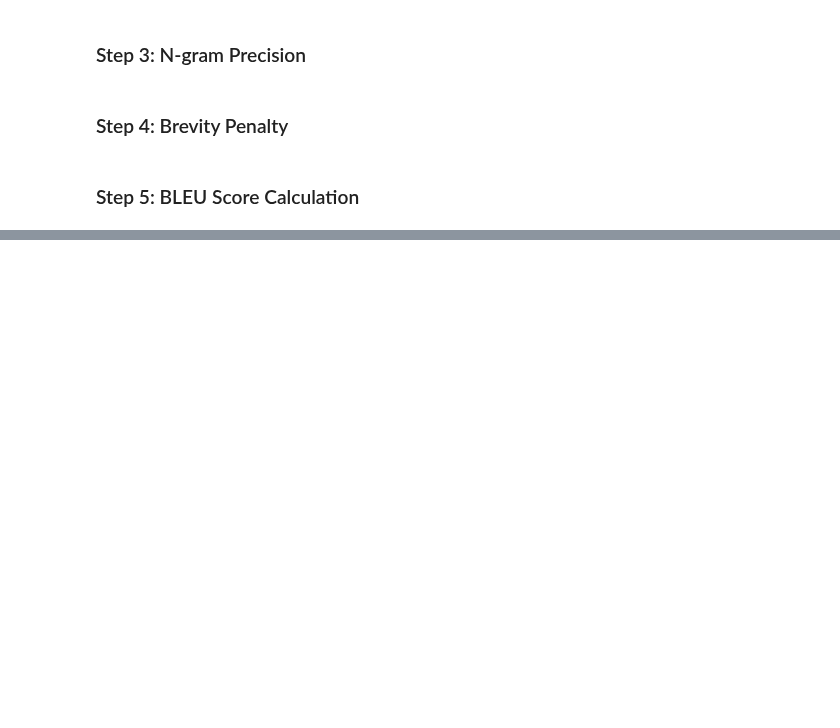
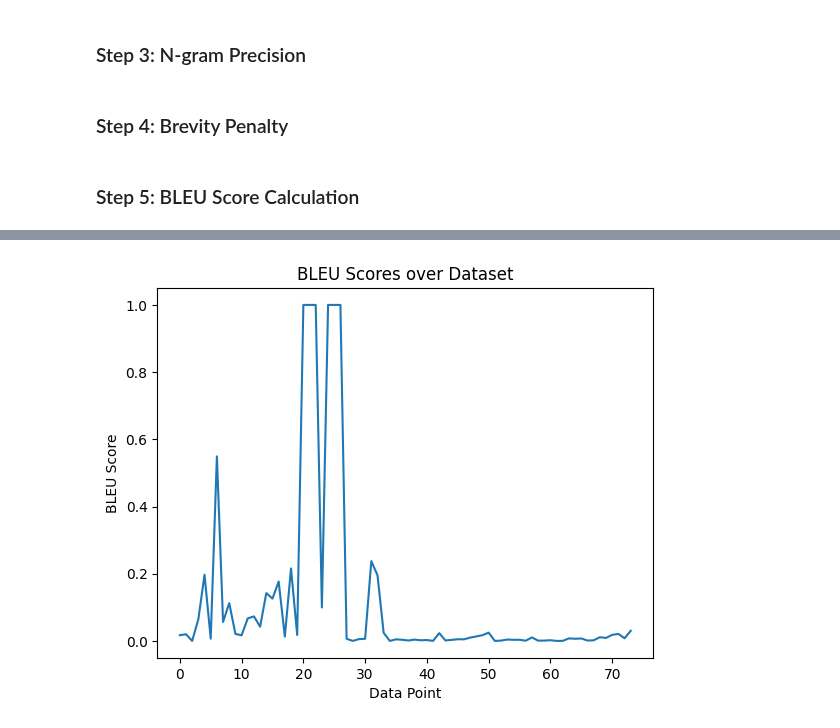
Before and after one commit to JayeshLocharla/Developer-ChatGPT-Interaction-DataAnalysis, a Jupyter notebook: question_2/model/model_BLEU.ipynb, the cells around one changed output, grey strips where cells are left out. Drawn from its saved outputs; the diff is of its cells as text; code cells hidden in the pictures; blank space fills up the shorter version.

```diff
--- a/question_2/model/model_BLEU.ipynb
+++ b/question_2/model/model_BLEU.ipynb
@@ -91,0 +108,8 @@ plt.show()
+# %%
+plt.plot(ngram_precisions)
+plt.title('BLEU Scores over Dataset')
+plt.xlabel('Data Point')
+plt.ylabel('BLEU Score')
+plt.show()
+# %% [output]
+[figure, added]
```
Also changed, not shown: parts of 3 cells of this notebook, 4 other files.
